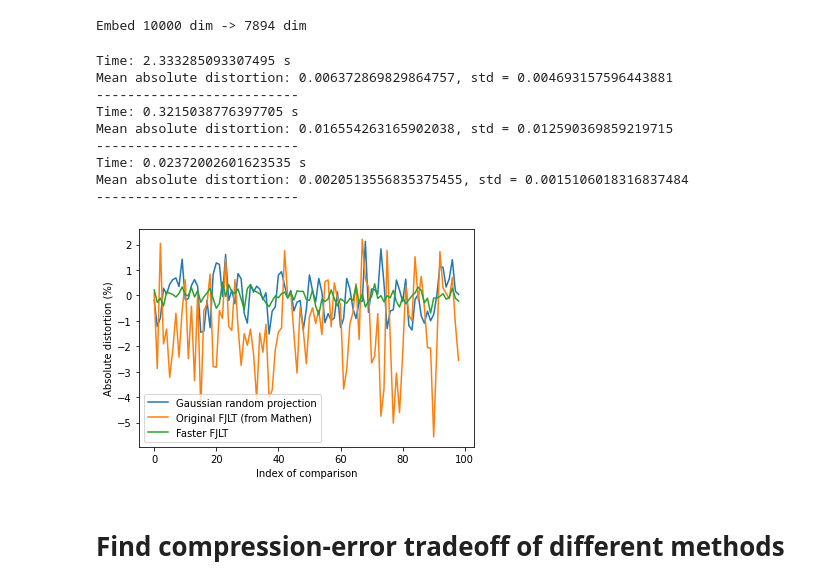
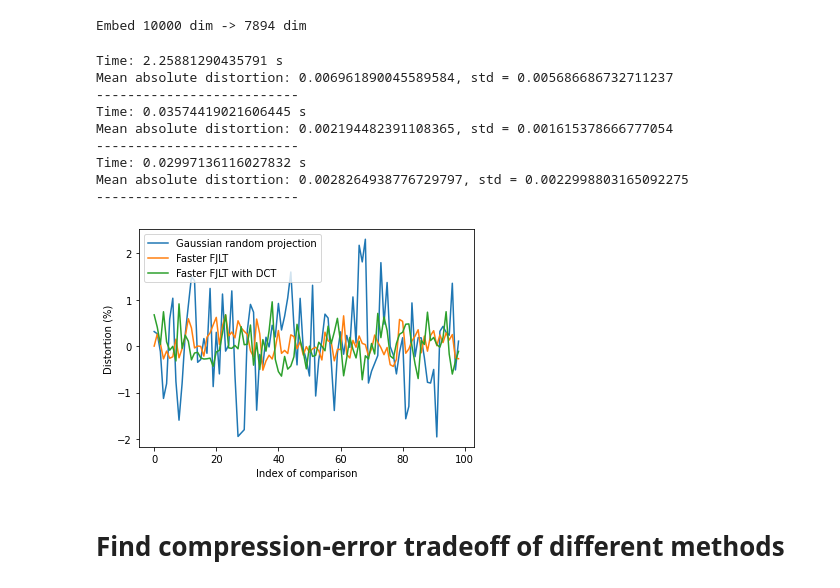
Before and after one commit to nipunagarwala/ee364b-final-project, a Jupyter notebook: FJLTDemo.ipynb, the cells around one changed output. Drawn from its saved outputs; the diff is of its cells as text; code cells hidden in the pictures.

Commit message:
change FFT in JLT to DCT so output is real, and add error plotting vs r for the sparselowrankinv

```diff
--- a/FJLTDemo.ipynb
+++ b/FJLTDemo.ipynb
@@ -78,6 +79,19 @@ def fjlt_sfd(A, k):
     FDA = np.fft.fft(DA, axis=0, norm='ortho')
     A_embedded = np.sqrt(d / k) * FDA[idx]
     return A_embedded
+# %%
+def fjlt_dct(A, k):
+    """
+    Like fjlt_sfd, but use DCT instead of FFT.
+    """
+    d = A.shape[0]
+    sign_vector = np.random.randint(0, 2, size=(d, 1)) * 2 - 1
+    idx = np.zeros(k, dtype=int)
+    idx[1:] = np.random.choice(d - 1, k - 1, replace=False) + 1
+    DA = sign_vector * A
+    FDA = dct(DA, axis=0, norm='ortho')
+    A_embedded = np.sqrt(d / k) * FDA[idx]
+    return A_embedded
 # %%
 # Parameters
 d = 10000  # Dimension of each point
@@ -91,28 +105,30 @@ A = np.random.rand(d, N)
 Embed 10000 dim -> 7894 dim
 # %%
 err_gauss = test_embedding_method(A, k, gaussian_random_projection)
-err_mathen = test_embedding_method(A, k, fjlt_mathen)
+# err_mathen = test_embedding_method(A, k, fjlt_mathen)
 err_sfd = test_embedding_method(A, k, fjlt_sfd)
+err_dct = test_embedding_method(A, k, fjlt_dct)
 # %% [output]
-Time: 2.333285093307495 s
-Mean absolute distortion: 0.006372869829864757, std = 0.004693157596443881
+Time: 2.25881290435791 s
+Mean absolute distortion: 0.006961890045589584, std = 0.005686686732711237
 --------------------------
-Time: 0.3215038776397705 s
-Mean absolute distortion: 0.016554263165902038, std = 0.012590369859219715
+Time: 0.03574419021606445 s
+Mean absolute distortion: 0.002194482391108365, std = 0.001615378666777054
 --------------------------
-Time: 0.02372002601623535 s
-Mean absolute distortion: 0.0020513556835375455, std = 0.0015106018316837484
+Time: 0.02997136116027832 s
+Mean absolute distortion: 0.0028264938776729797, std = 0.0022998803165092275
 --------------------------
 # %%
 plt.plot(err_gauss * 100, label='Gaussian random projection')
-plt.plot(err_mathen * 100, label='Original FJLT (from Mathen)')  # I didn't tune q carefully
+# plt.plot(err_mathen * 100, label='Original FJLT (from Mathen)')  # I didn't tune q carefully
 plt.plot(err_sfd * 100, label='Faster FJLT')
+plt.plot(err_dct * 100, label='Faster FJLT with DCT')
 plt.xlabel('Index of comparison')
-plt.ylabel('Absolute distortion (%)')
+plt.ylabel('Distortion (%)')
 plt.legend()
 plt.show()
 # %% [output]
-[figure, old version]
+[figure, new version]
 # %% [markdown]
 # Find compression-error tradeoff of different methods
 # %%
```
Also changed, not shown: parts of 5 cells of this notebook, 2 other files.
